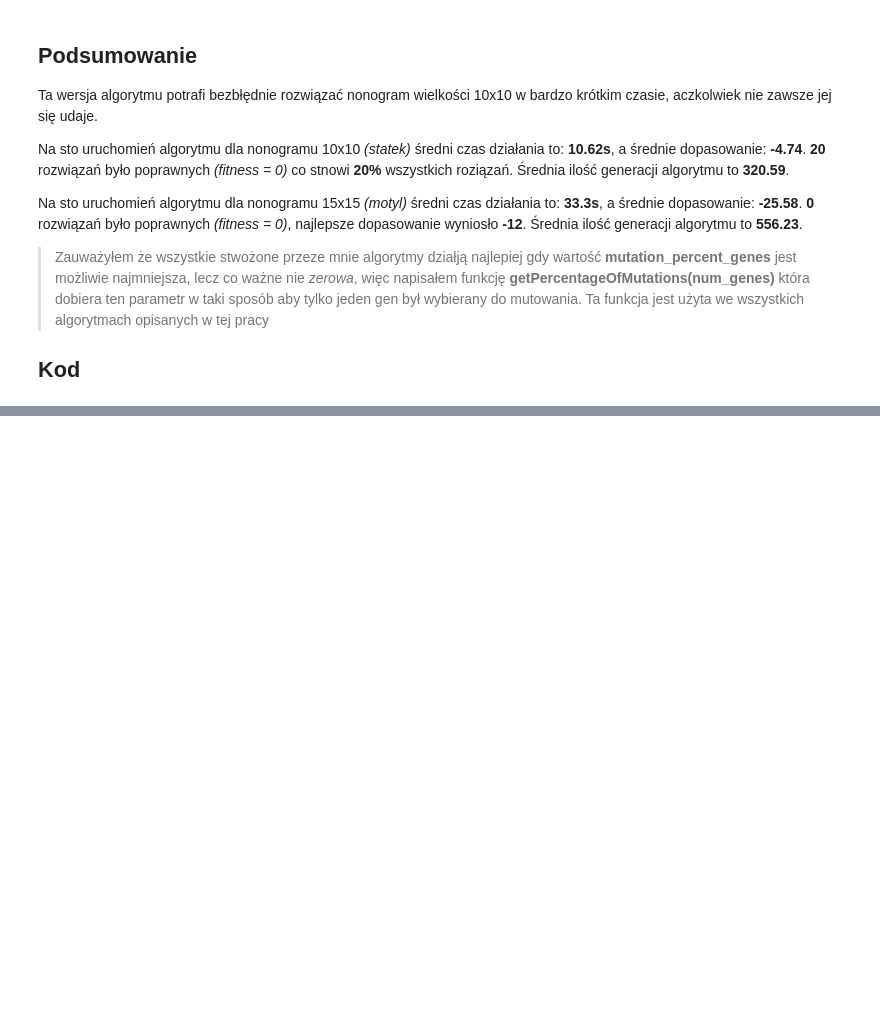
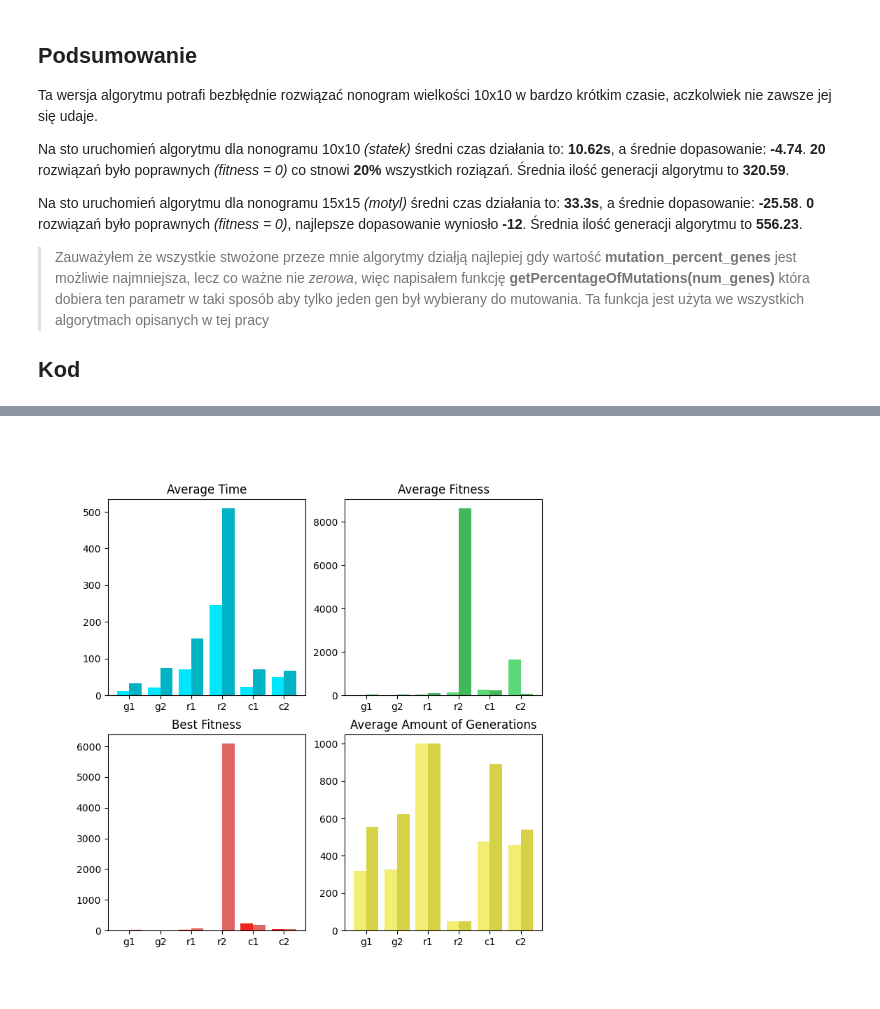
Before and after one commit to Ave44/machine-learning-exercises, a Jupyter notebook: Projekt 1/Projekt1.ipynb, the cells around one changed output, grey strips where cells are left out. Cells and saved outputs as stored; diff of their text form; code cells hidden in the pictures; blank space fills up the shorter version.

```diff
--- a/Projekt 1/Projekt1.ipynb
+++ b/Projekt 1/Projekt1.ipynb
@@ -613,0 +1209,63 @@ Na sto uruchomień algorytmu dla nonogramu 15x15 *(motyl)* średni czas działan
+# %%
+# algorytm = [avgTime, abs(avgFit), avgGen, abs(bestFit)]
+a11 = [10.62, 4.74, 320.59, 0]
+a12 = [33.3, 25.58, 556.23, 12]
+
+a21 = [21.21, 6.18, 325.49, 0]
+a22 = [75.1, 37.26, 622.75, 8]
+
+a31 = [69.95, 34.2, 1000, 20]
+a32 = [155.17, 94.6, 1000, 76]
+
+a41 = [245.67, 117.4, 50, 0]
+a42 = [509.06, 8606.8, 50, 6086]
+
+a51 = [22.93, 269.7, 476.59, 230]
+a52 = [70.64, 231.1, 891.1, 183]
+
+a61 = [49.42, 1658.3, 456.7, 54]
+a62 = [67.71, 55.7, 541.3, 45]
+results10 = [a11,a21,a31,a41,a51,a61]
+results15 = [a12,a22,a32,a42,a52,a62]
+res10 = [[],[],[],[]]
+res15 = [[],[],[],[]]
+for i in range(6):
+    res10[0].append(results10[i][0])
+    res10[1].append(results10[i][1])
+    res10[2].append(results10[i][2])
+    res10[3].append(results10[i][3])
+    res15[0].append(results15[i][0])
+    res15[1].append(results15[i][1])
+    res15[2].append(results15[i][2])
+    res15[3].append(results15[i][3])
+
+X = np.arange(len(res10[0]))
+
+plt.figure(figsize=(8,8))
+plt.subplot(2,2,1)
+plt.bar(X + 0.00, res10[0], color = '#00e6fc', width = 0.4)
+plt.bar(X + 0.4, res15[0], color = '#00b3c4', width = 0.4)
+plt.title("Average Time")
+plt.xticks([r + 0.20 for r in range(len(res10[0]))], ['g1', 'g2', 'r1', 'r2', 'c1', 'c2'])
+
+plt.subplot(2,2,2)
+plt.bar(X + 0.00, res10[1], color = '#5bd978', width = 0.4)
+plt.bar(X + 0.4, res15[1], color = '#42b85d', width = 0.4)
+plt.title("Average Fitness")
+plt.xticks([r + 0.20 for r in range(len(res10[1]))], ['g1', 'g2', 'r1', 'r2', 'c1', 'c2'])
+
+plt.subplot(2,2,3)
+plt.bar(X + 0.00, res10[3], color = '#f2251b', width = 0.4)
+plt.bar(X + 0.4, res15[3], color = '#de6762', width = 0.4)
+plt.title("Best Fitness")
+plt.xticks([r + 0.20 for r in range(len(res10[3]))], ['g1', 'g2', 'r1', 'r2', 'c1', 'c2'])
+
+plt.subplot(2,2,4)
+plt.bar(X + 0.00, res10[2], color = '#f2ee74', width = 0.4)
+plt.bar(X + 0.4, res15[2], color = '#d6d245', width = 0.4)
+plt.title("Average Amount of Generations")
+plt.xticks([r + 0.20 for r in range(len(res10[2]))], ['g1', 'g2', 'r1', 'r2', 'c1', 'c2'])
+
+plt.show()
+# %% [output]
+[figure, added]
```
Also changed, not shown: parts of 17 cells of this notebook, 2 other files.
